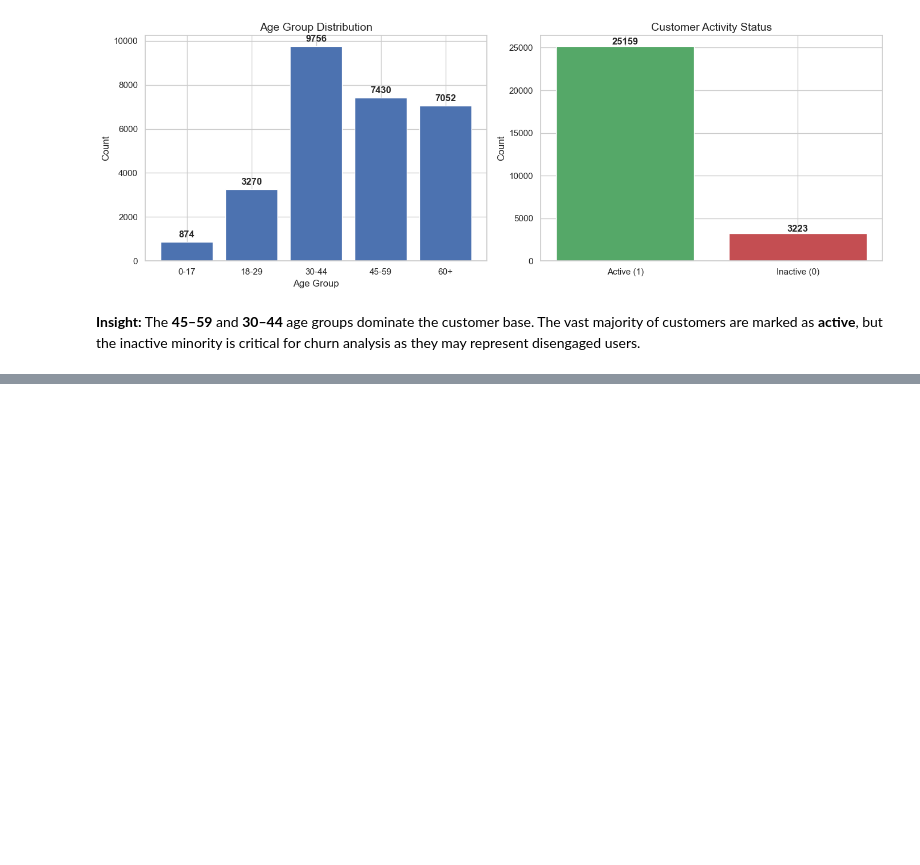
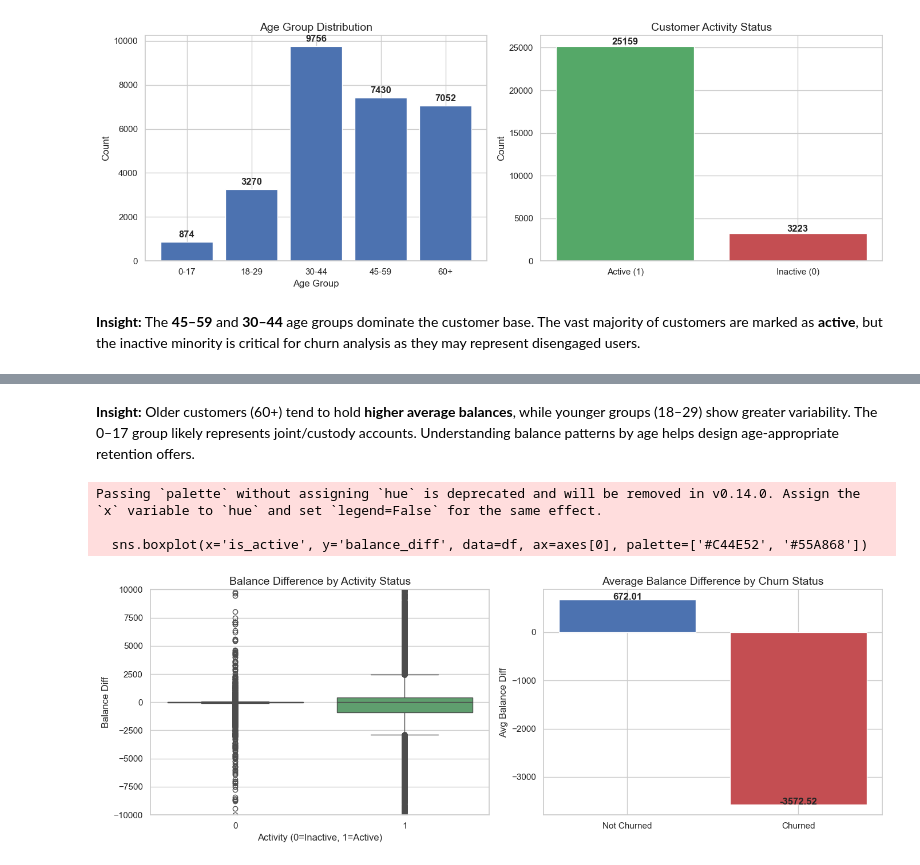
Before and after one commit to omkar-hadole/SectionA_G9_Customer_Churn_Intelligence, a Jupyter notebook: notebooks/03_eda.ipynb, the cells around one changed output, grey strips where cells are left out. Drawn from its saved outputs; the diff is of its cells as text; code cells hidden in the pictures; blank space fills up the shorter version.

```diff
--- a/notebooks/03_eda.ipynb
+++ b/notebooks/03_eda.ipynb
@@ -223,0 +284,27 @@ plt.show()
+# %% [markdown]
+**Insight:** Older customers (60+) tend to hold **higher average balances**, while younger groups (18–29) show greater variability. The 0–17 group likely represents joint/custody accounts. Understanding balance patterns by age helps design age-appropriate retention offers.
+# %%
+# Balance Diff by Activity Status
+fig, axes = plt.subplots(1, 2, figsize=(14, 5))
+
+sns.boxplot(x='is_active', y='balance_diff', data=df, ax=axes[0], palette=['#C44E52', '#55A868'])
+axes[0].set_title('Balance Difference by Activity Status')
+axes[0].set_xlabel('Activity (0=Inactive, 1=Active)')
+axes[0].set_ylabel('Balance Diff')
+axes[0].set_ylim(-10000, 10000)
+
+# Mean balance diff by churn
+churn_bal = df.groupby('churn')['balance_diff'].mean()
+axes[1].bar(['Not Churned', 'Churned'], churn_bal.values, color=['#4C72B0', '#C44E52'])
+axes[1].set_title('Average Balance Difference by Churn Status')
+axes[1].set_ylabel('Avg Balance Diff')
+for i, v in enumerate(churn_bal.values):
+    axes[1].text(i, v + 5, f'{v:.2f}', ha='center', fontweight='bold')
+
+plt.tight_layout()
+plt.show()
+# %% [output]
+Passing `palette` without assigning `hue` is deprecated and will be removed in v0.14.0. Assign the `x` variable to `hue` and set `legend=False` for the same effect.
+
+  sns.boxplot(x='is_active', y='balance_diff', data=df, ax=axes[0], palette=['#C44E52', '#55A868'])
+[figure, added]
```
Also changed, not shown: parts of 19 cells of this notebook, 1 other file.
